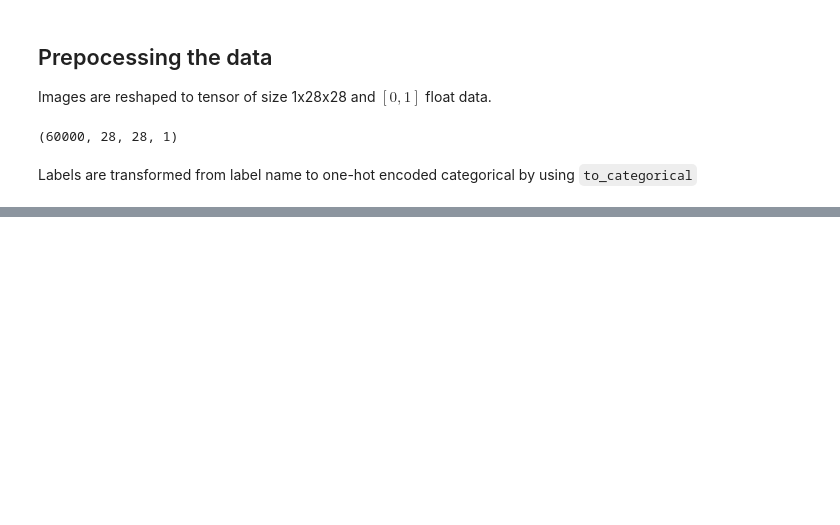
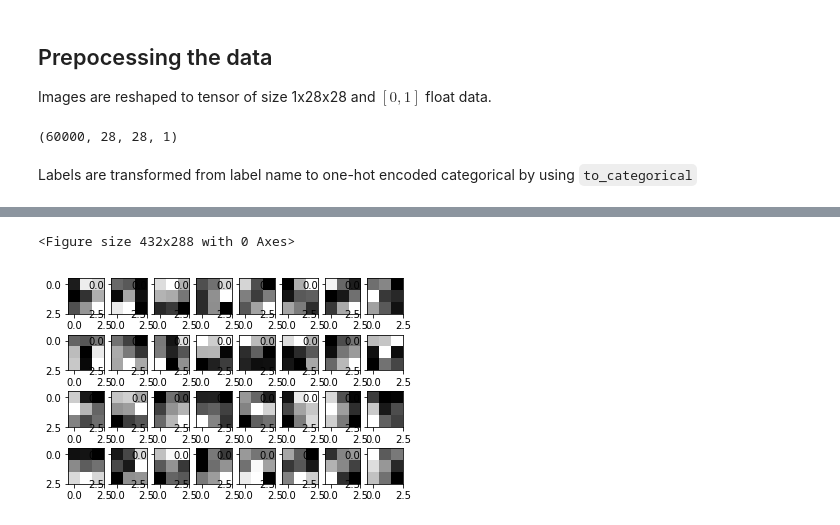
Before and after one commit to tzaumiaan/helloworld, a Jupyter notebook: tutorial_theano_keras_cnn.ipynb, the cells around one changed output, grey strips where cells are left out. Saved outputs shown, nothing was run; the diff lists cells and outputs as text; code cells hidden in the pictures; blank space fills up the shorter version.

```diff
--- a/tutorial_theano_keras_cnn.ipynb
+++ b/tutorial_theano_keras_cnn.ipynb
@@ -135,0 +195,18 @@ OSError: [Errno 12] Cannot allocate memory
+# %%
+a = model.layers[0].get_weights()
+aa = np.reshape(a[0],(3,3,32))
+plt.set_cmap('binary')
+f, axarr = plt.subplots(4, 8)
+for i in range(32):
+    a = int(i/8)
+    b = i%8
+    axarr[a,b].imshow(aa[:,:,i])
+
+#for layer in model.layers:
+#    g = layer.get_config()
+#    h = layer.get_weights()
+#    print (g)
+#    print (h)
+# %% [output]
+<Figure size 432x288 with 0 Axes>
+[figure, added]
```
Also changed, not shown: parts of 15 cells of this notebook.
